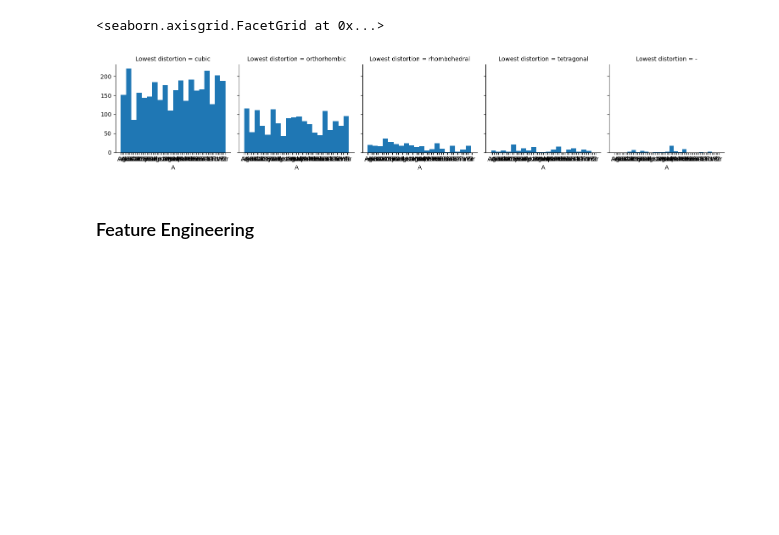
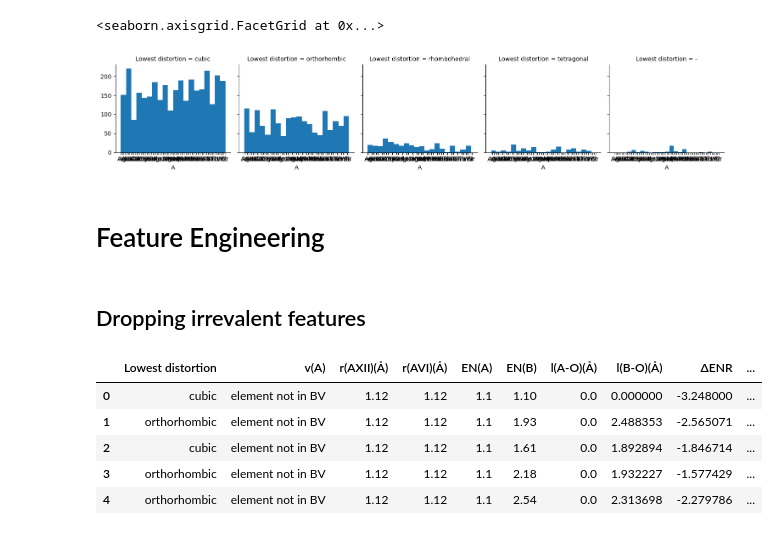
Before and after one commit to Zerin-Yeasmin/ABO3_Perovskites_Classification, a Jupyter notebook: Notebook/EDA.ipynb, the cells around one changed output. Saved outputs shown, nothing was run; the diff lists cells and outputs as text; code cells hidden in the pictures; blank space fills up the shorter version.

```diff
--- a/Notebook/EDA.ipynb
+++ b/Notebook/EDA.ipynb
@@ -231,4 +272,4 @@ g.map(plt.hist, 'A', bins=20)
 <seaborn.axisgrid.FacetGrid at 0x...>
 [figure]
 # %% [markdown]
-### Feature Engineering
+# Feature Engineering
@@ -234,0 +279,13 @@ g.map(plt.hist, 'A', bins=20)
+# %% [markdown]
+## Dropping irrevalent features
+# %%
+train_df_new= train_df.drop([ 'S.No','Compound','A', 'B', 'In literature',
+                             'r(BVI)(Å)', 'v(B)'],axis=1)
+train_df_new.head()
+# %% [output]
+|  | Lowest distortion | v(A) | r(AXII)(Å) | r(AVI)(Å) | EN(A) | EN(B) | l(A-O)(Å) | l(B-O)(Å) | ΔENR | ... |
+| 0 | cubic | element not in BV | 1.12 | 1.12 | 1.1 | 1.10 | 0.0 | 0.000000 | -3.248000 | ... |
+| 1 | orthorhombic | element not in BV | 1.12 | 1.12 | 1.1 | 1.93 | 0.0 | 2.488353 | -2.565071 | ... |
+| 2 | cubic | element not in BV | 1.12 | 1.12 | 1.1 | 1.61 | 0.0 | 1.892894 | -1.846714 | ... |
+| 3 | orthorhombic | element not in BV | 1.12 | 1.12 | 1.1 | 2.18 | 0.0 | 1.932227 | -1.577429 | ... |
+| 4 | orthorhombic | element not in BV | 1.12 | 1.12 | 1.1 | 2.54 | 0.0 | 2.313698 | -2.279786 | ... |
```
Also changed, not shown: parts of 42 cells of this notebook, 3 other files.
